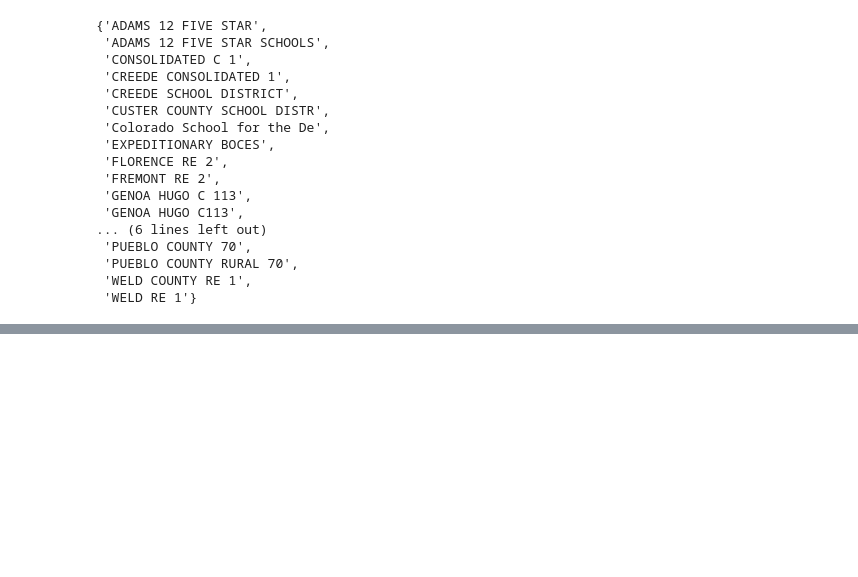
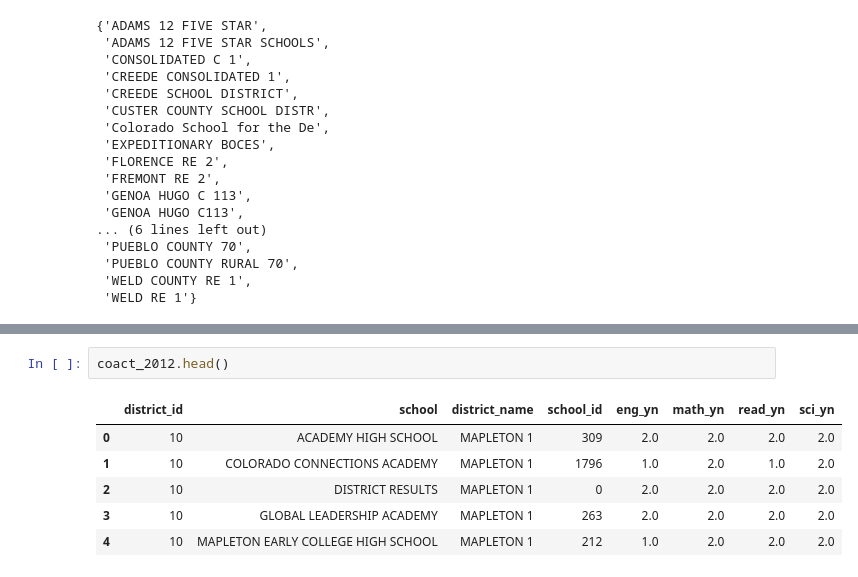
Before and after one commit to clewis53/CaeleyLewis-Capstone2-StoryOfColoradoEducation, a Jupyter notebook: notebooks/0.2-EDA.ipynb, the cells around one changed output, grey strips where cells are left out. Drawn from its saved outputs; the diff is of its cells as text; blank space fills up the shorter version.

```diff
--- a/notebooks/0.2-EDA.ipynb
+++ b/notebooks/0.2-EDA.ipynb
@@ -872,0 +937,9 @@ district_names_change ^ district_names_expenditures
+# %%
+coact_2012.head()
+# %% [output]
+|  | district_id | school | district_name | school_id | eng_yn | math_yn | read_yn | sci_yn |
+| 0 | 10 | ACADEMY HIGH SCHOOL | MAPLETON 1 | 309 | 2.0 | 2.0 | 2.0 | 2.0 |
+| 1 | 10 | COLORADO CONNECTIONS ACADEMY | MAPLETON 1 | 1796 | 1.0 | 2.0 | 1.0 | 2.0 |
+| 2 | 10 | DISTRICT RESULTS | MAPLETON 1 | 0 | 2.0 | 2.0 | 2.0 | 2.0 |
+| 3 | 10 | GLOBAL LEADERSHIP ACADEMY | MAPLETON 1 | 263 | 2.0 | 2.0 | 2.0 | 2.0 |
+| 4 | 10 | MAPLETON EARLY COLLEGE HIGH SCHOOL | MAPLETON 1 | 212 | 1.0 | 2.0 | 2.0 | 2.0 |
```
Also changed, not shown: parts of 13 cells of this notebook.
